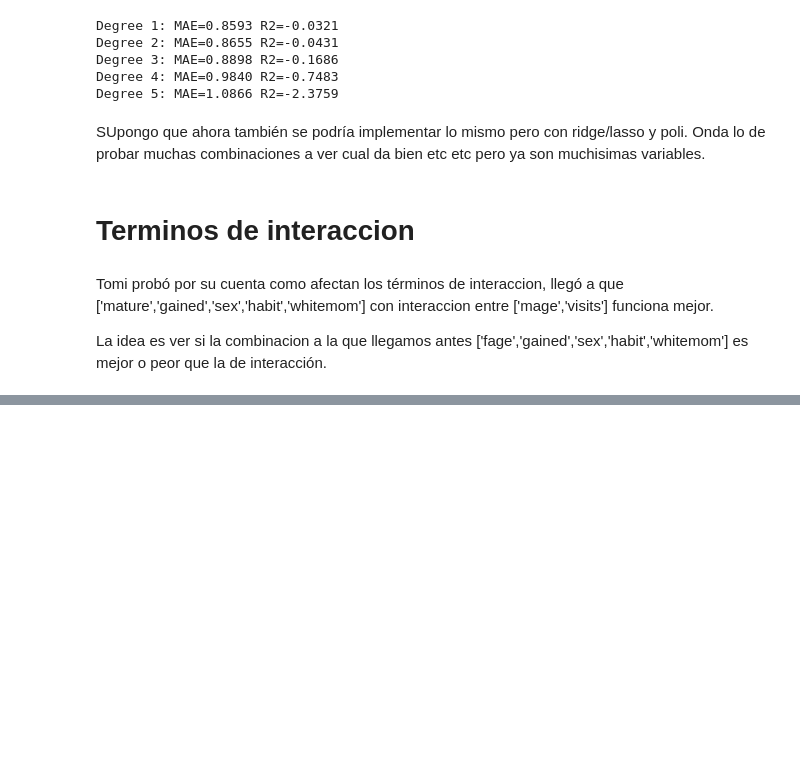
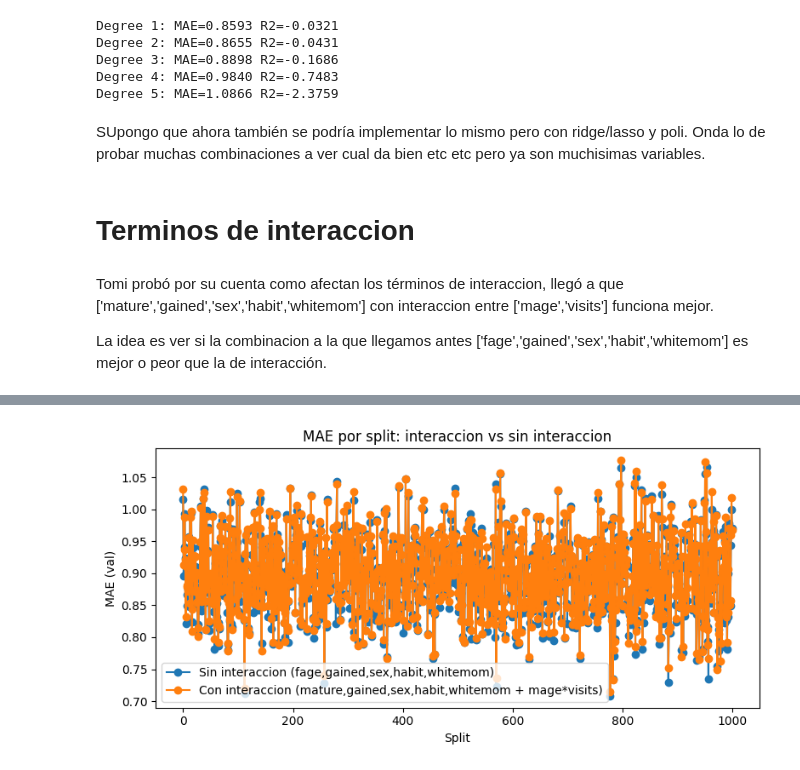
Before and after one commit to TomasCarneroRoldan125/Labo-de-Datos, a Jupyter notebook: TP1/tp1.ipynb, the cells around one changed output, grey strips where cells are left out. Saved outputs shown, nothing was run; the diff lists cells and outputs as text; code cells hidden in the pictures; blank space fills up the shorter version.

```diff
--- a/TP1/tp1.ipynb
+++ b/TP1/tp1.ipynb
@@ -365,0 +441,75 @@ La idea es ver si la combinacion a la que llegamos antes ['fage','gained','sex',
+# %%
+# Comparo la combo sin interaccion (['fage','gained','sex','habit','whitemom'])
+# contra la que encontro Tomi con interaccion (['mature','gained','sex','habit','whitemom'] + mage*visits)
+# en 10 splits distintos, para ver si la interaccion gana en serio o le toco una seed piola
+
+def evaluate_features_interaction(features, interaction_pairs, X_tr, y_tr, X_val, y_val):
+    """
+    Como evaluate_features, pero antes de fitear le suma columnas de interaccion
+    (producto de dos features numericas) al dataset.
+    """
+    X_tr_enc, X_val_enc = filter(features, X_tr, X_val)
+    X_tr_enc = X_tr_enc.copy()
+    X_val_enc = X_val_enc.copy()
+
+    for a, b in interaction_pairs:
+        X_tr_enc[f'{a}_x_{b}'] = X_tr[a].values * X_tr[b].values
+        X_val_enc[f'{a}_x_{b}'] = X_val[a].values * X_val[b].values
+
+    model = LinearRegression()
+    model.fit(X_tr_enc, y_tr)
+    preds_val = model.predict(X_val_enc)
+
+    mae = mean_absolute_error(y_val, preds_val)
+    r2 = r2_score(y_val, preds_val)
+    return mae, r2
+
+
+no_interaction_features = ['fage', 'gained', 'sex', 'habit', 'whitemom']
+interaction_features = ['mature', 'gained', 'sex', 'habit', 'whitemom']
+interaction_pairs = [('mage', 'visits')]
+
+n_splits = 1000
+rng = np.random.default_rng(0)
+rows = []
+
+for split_i in range(n_splits):
+    seed = int(rng.integers(0, 1e6))
+    X_tr_s, X_val_s, y_tr_s, y_val_s = train_test_split(
+        X_train_full, y_train_full, test_size=0.20, random_state=seed
+    )
+
+    mae_no, r2_no = evaluate_features(no_interaction_features, X_tr_s, y_tr_s, X_val_s, y_val_s)
+    mae_int, r2_int = evaluate_features_interaction(
+        interaction_features, interaction_pairs, X_tr_s, y_tr_s, X_val_s, y_val_s
+    )
+
+    rows.append({
+        'split': split_i,
+        'seed': seed,
+        'mae_no_interaction': mae_no,
+        'mae_interaction': mae_int,
+        'interaction_wins': mae_int < mae_no,
+        'r2_no_interaction': r2_no,
+        'r2_interaction': r2_int,
+    })
+
+comparison_df = pd.DataFrame(rows)
+comparison_df['mae_diff'] = comparison_df['mae_no_interaction'] - comparison_df['mae_interaction']  # >0 = gano la interaccion
+
+print(comparison_df[['split', 'mae_no_interaction', 'mae_interaction', 'mae_diff', 'interaction_wins']])
+print()
+print(f"La interaccion gano en {comparison_df['interaction_wins'].sum()} de {n_splits} splits")
+print(f"MAE promedio sin interaccion: {comparison_df['mae_no_interaction'].mean():.4f} (+/- {comparison_df['mae_no_interaction'].std():.4f})")
+print(f"MAE promedio con interaccion:  {comparison_df['mae_interaction'].mean():.4f} (+/- {comparison_df['mae_interaction'].std():.4f})")
+
+plt.figure(figsize=(8, 4))
+plt.plot(comparison_df['split'], comparison_df['mae_no_interaction'], marker='o', label='Sin interaccion (fage,gained,sex,habit,whitemom)')
+plt.plot(comparison_df['split'], comparison_df['mae_interaction'], marker='o', label='Con interaccion (mature,gained,sex,habit,whitemom + mage*visits)')
+plt.xlabel('Split')
+plt.ylabel('MAE (val)')
+plt.title('MAE por split: interaccion vs sin interaccion')
+plt.legend()
+plt.tight_layout()
+plt.show()
+# %% [output]
@@ -365,0 +534 @@ La idea es ver si la combinacion a la que llegamos antes ['fage','gained','sex',
+[figure, added]
```
Also changed, not shown: parts of 3 cells of this notebook.
